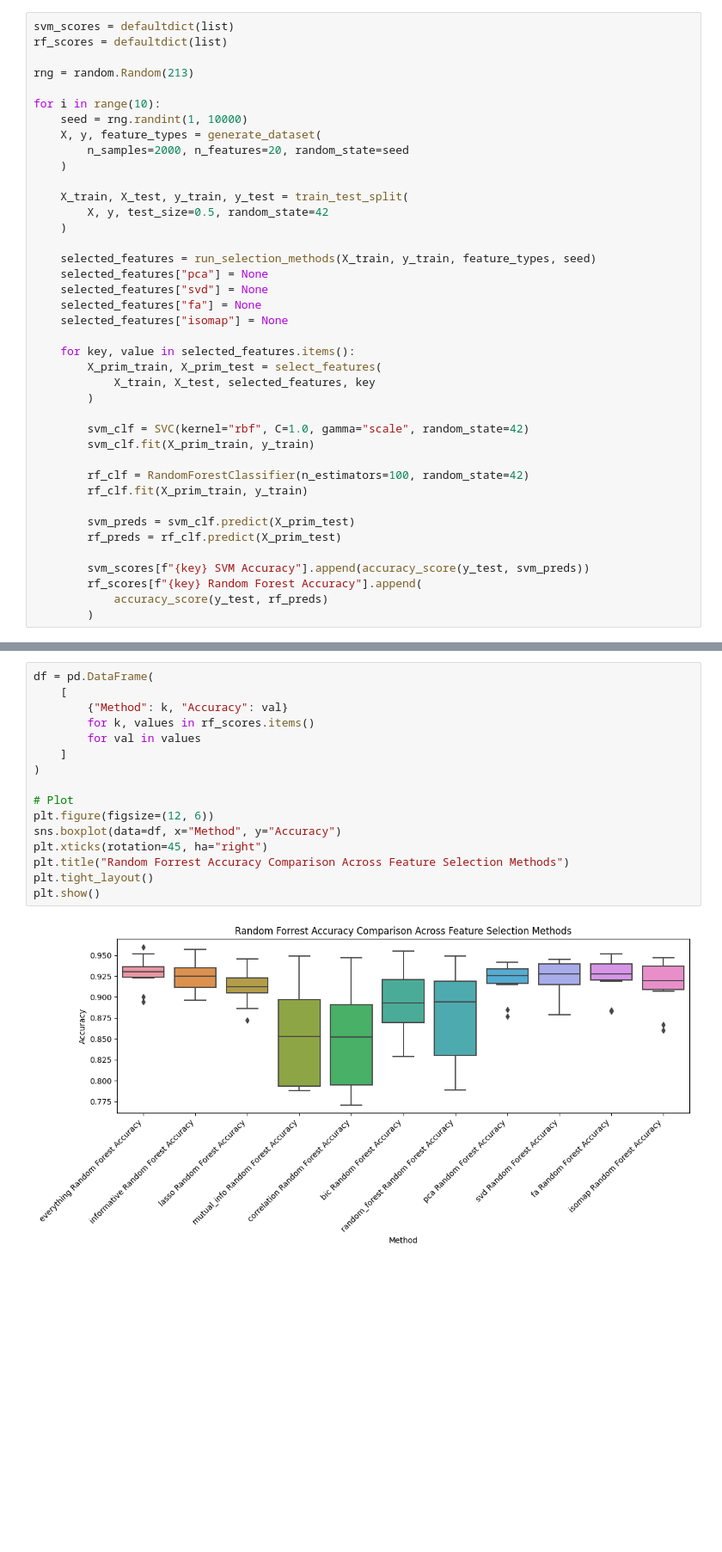
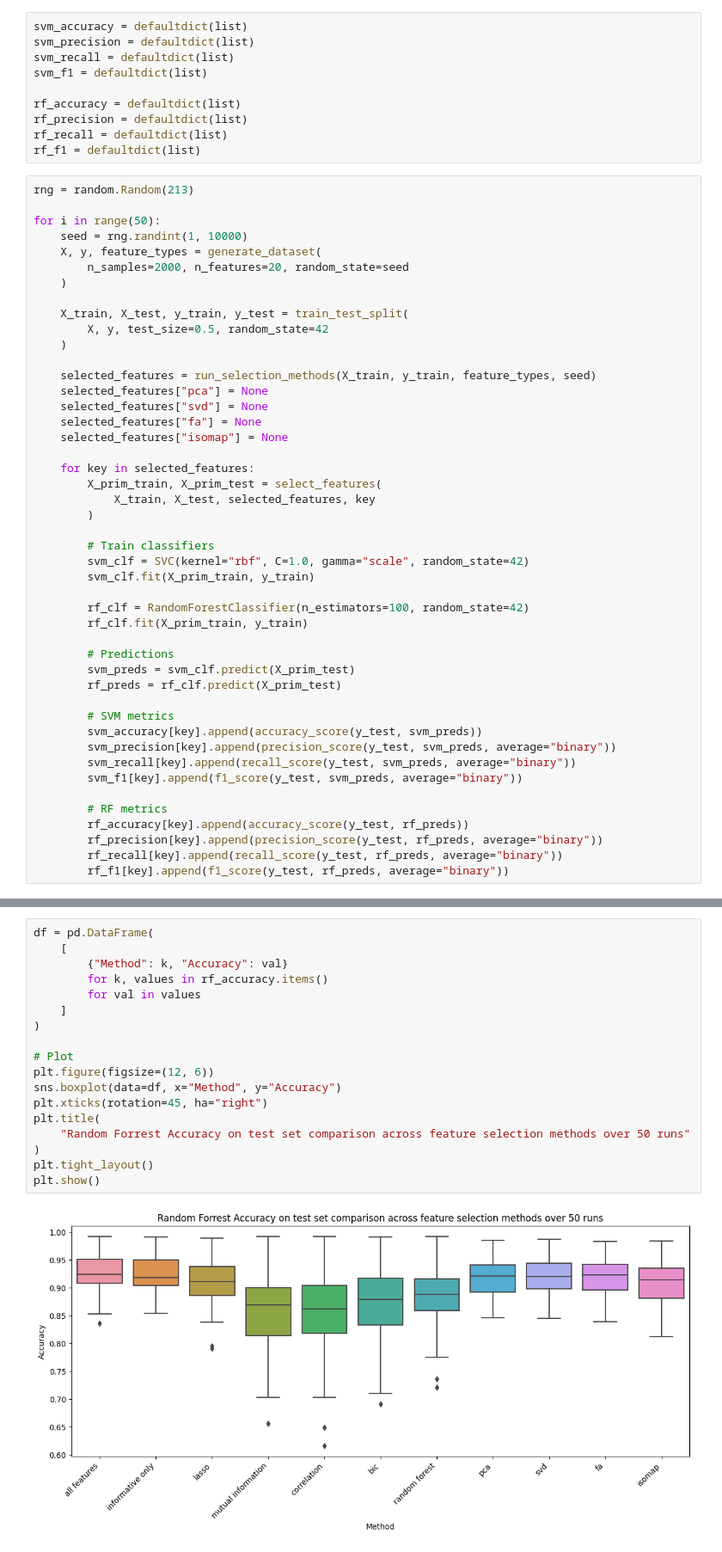
Before and after one commit to nizwant/dev_project, a Jupyter notebook: notebook/04_test_models.ipynb, the cells around one changed output, grey strips where cells are left out. Shown at 86% size. Drawn from its saved outputs; the diff is of its cells as text; blank space fills up the shorter version.

```diff
--- a/notebook/04_test_models.ipynb
+++ b/notebook/04_test_models.ipynb
@@ -143,13 +143,20 @@ def run_selection_methods(X_train, y_train, feature_types, seed, silent=True):
             print(f"{method}: selected feature indices: {features}")
 
     return selected_features
+# %%
+svm_accuracy = defaultdict(list)
+svm_precision = defaultdict(list)
+svm_recall = defaultdict(list)
+svm_f1 = defaultdict(list)
+
+rf_accuracy = defaultdict(list)
+rf_precision = defaultdict(list)
+rf_recall = defaultdict(list)
+rf_f1 = defaultdict(list)
 # %%
-svm_scores = defaultdict(list)
-rf_scores = defaultdict(list)
-
 rng = random.Random(213)
 
-for i in range(10):
+for i in range(50):
     seed = rng.randint(1, 10000)
     X, y, feature_types = generate_dataset(
         n_samples=2000, n_features=20, random_state=seed
@@ -165,24 +172,33 @@ for i in range(10):
     selected_features["fa"] = None
     selected_features["isomap"] = None
 
-    for key, value in selected_features.items():
+    for key in selected_features:
         X_prim_train, X_prim_test = select_features(
             X_train, X_test, selected_features, key
         )
 
+        # Train classifiers
         svm_clf = SVC(kernel="rbf", C=1.0, gamma="scale", random_state=42)
         svm_clf.fit(X_prim_train, y_train)
 
         rf_clf = RandomForestClassifier(n_estimators=100, random_state=42)
         rf_clf.fit(X_prim_train, y_train)
 
+        # Predictions
         svm_preds = svm_clf.predict(X_prim_test)
         rf_preds = rf_clf.predict(X_prim_test)
 
-        svm_scores[f"{key} SVM Accuracy"].append(accuracy_score(y_test, svm_preds))
-        rf_scores[f"{key} Random Forest Accuracy"].append(
-            accuracy_score(y_test, rf_preds)
-        )
+        # SVM metrics
+        svm_accuracy[key].append(accuracy_score(y_test, svm_preds))
+        svm_precision[key].append(precision_score(y_test, svm_preds, average="binary"))
+        svm_recall[key].append(recall_score(y_test, svm_preds, average="binary"))
+        svm_f1[key].append(f1_score(y_test, svm_preds, average="binary"))
+
+        # RF metrics
+        rf_accuracy[key].append(accuracy_score(y_test, rf_preds))
+        rf_precision[key].append(precision_score(y_test, rf_preds, average="binary"))
+        rf_recall[key].append(recall_score(y_test, rf_preds, average="binary"))
+        rf_f1[key].append(f1_score(y_test, rf_preds, average="binary"))
 # %%
 df = pd.DataFrame(
     [
@@ -204,18 +222,20 @@ plt.show()
 # %%
 df = pd.DataFrame(
     [
         {"Method": k, "Accuracy": val}
-        for k, values in rf_scores.items()
+        for k, values in rf_accuracy.items()
         for val in values
     ]
 )
 
 # Plot
 plt.figure(figsize=(12, 6))
 sns.boxplot(data=df, x="Method", y="Accuracy")
 plt.xticks(rotation=45, ha="right")
-plt.title("Random Forrest Accuracy Comparison Across Feature Selection Methods")
+plt.title(
+    "Random Forrest Accuracy on test set comparison across feature selection methods over 50 runs"
+)
 plt.tight_layout()
 plt.show()
 # %% [output]
-[figure, old version]
+[figure, new version]
```
Also changed, not shown: parts of 3 cells of this notebook.
